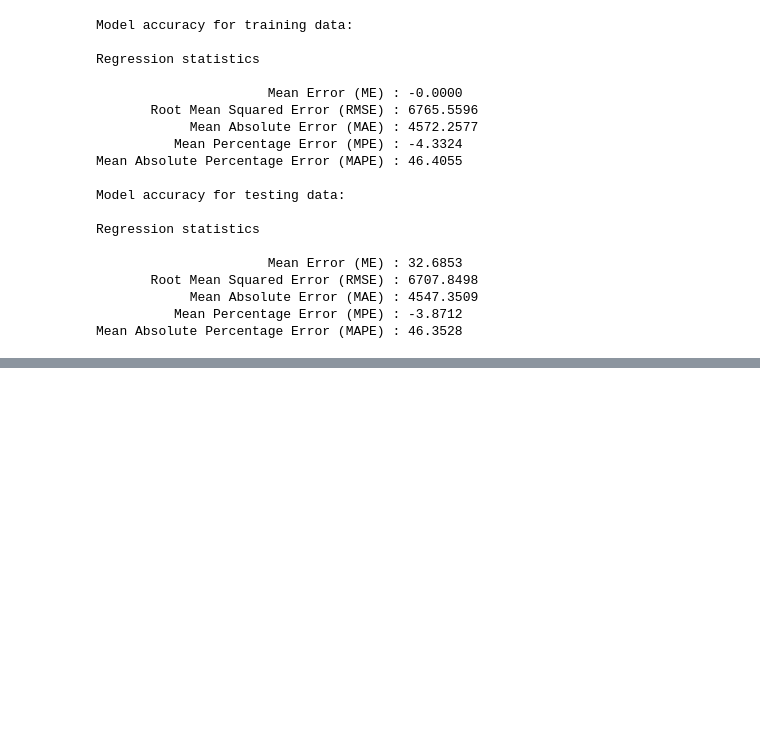
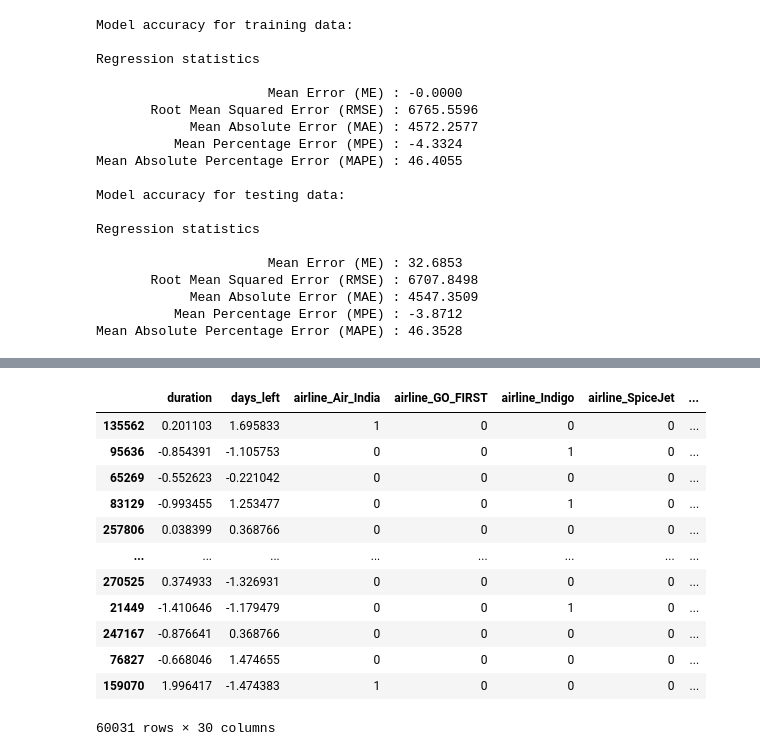
Before and after one commit to SwanandJamadagni/Kaggle_Projects, a Jupyter notebook: flight-price-prediction.ipynb, the cells around one changed output, grey strips where cells are left out. Cells and saved outputs as stored; diff of their text form; code cells hidden in the pictures; blank space fills up the shorter version.

```diff
--- a/flight-price-prediction.ipynb
+++ b/flight-price-prediction.ipynb
@@ -336,0 +445,16 @@ Mean Absolute Percentage Error (MAPE) : 46.3528
+# %%
+x_test
+# %% [output]
+|  | duration | days_left | airline_Air_India | airline_GO_FIRST | airline_Indigo | airline_SpiceJet | ... |
+| 135562 | 0.201103 | 1.695833 | 1 | 0 | 0 | 0 | ... |
+| 95636 | -0.854391 | -1.105753 | 0 | 0 | 1 | 0 | ... |
+| 65269 | -0.552623 | -0.221042 | 0 | 0 | 0 | 0 | ... |
+| 83129 | -0.993455 | 1.253477 | 0 | 0 | 1 | 0 | ... |
+| 257806 | 0.038399 | 0.368766 | 0 | 0 | 0 | 0 | ... |
+| ... | ... | ... | ... | ... | ... | ... | ... |
+| 270525 | 0.374933 | -1.326931 | 0 | 0 | 0 | 0 | ... |
+| 21449 | -1.410646 | -1.179479 | 0 | 0 | 1 | 0 | ... |
+| 247167 | -0.876641 | 0.368766 | 0 | 0 | 0 | 0 | ... |
+| 76827 | -0.668046 | 1.474655 | 0 | 0 | 0 | 0 | ... |
+| 159070 | 1.996417 | -1.474383 | 1 | 0 | 0 | 0 | ... |
+60031 rows × 30 columns
```
Also changed, not shown: parts of 30 cells of this notebook.
